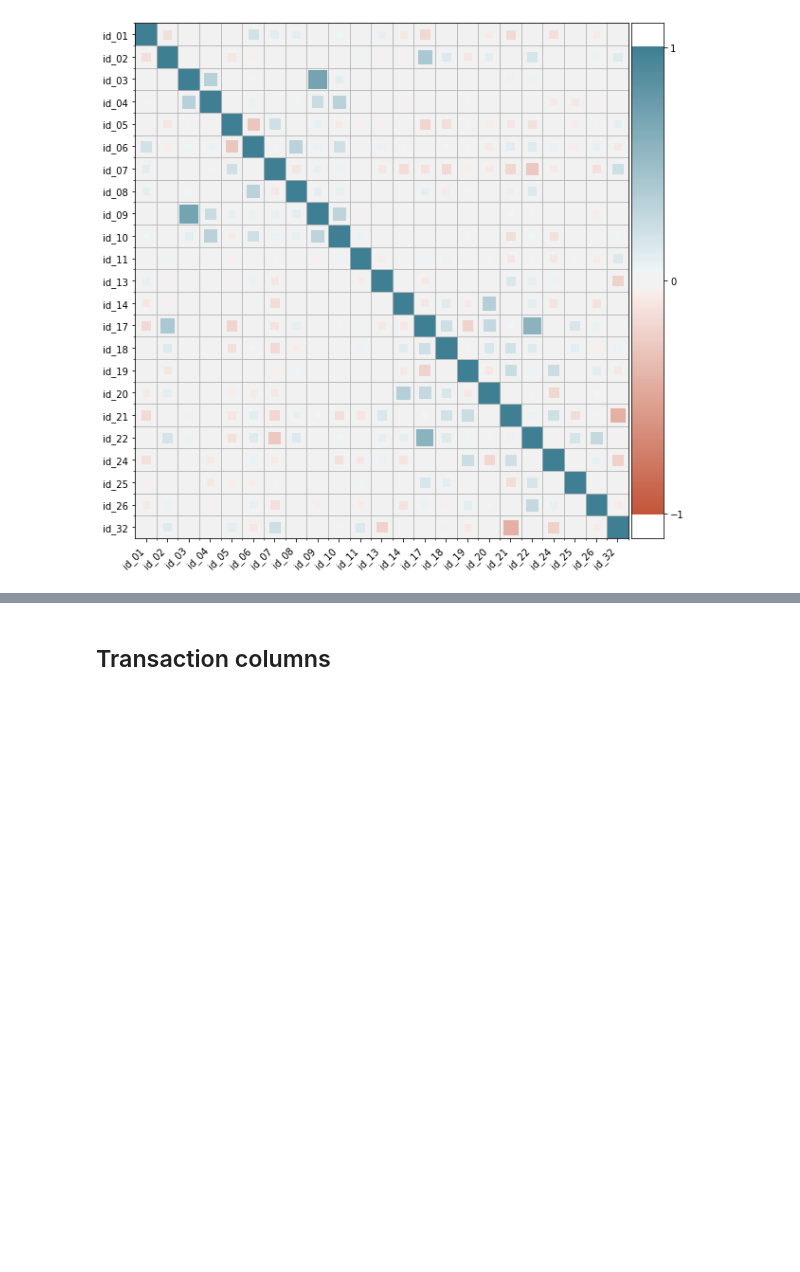
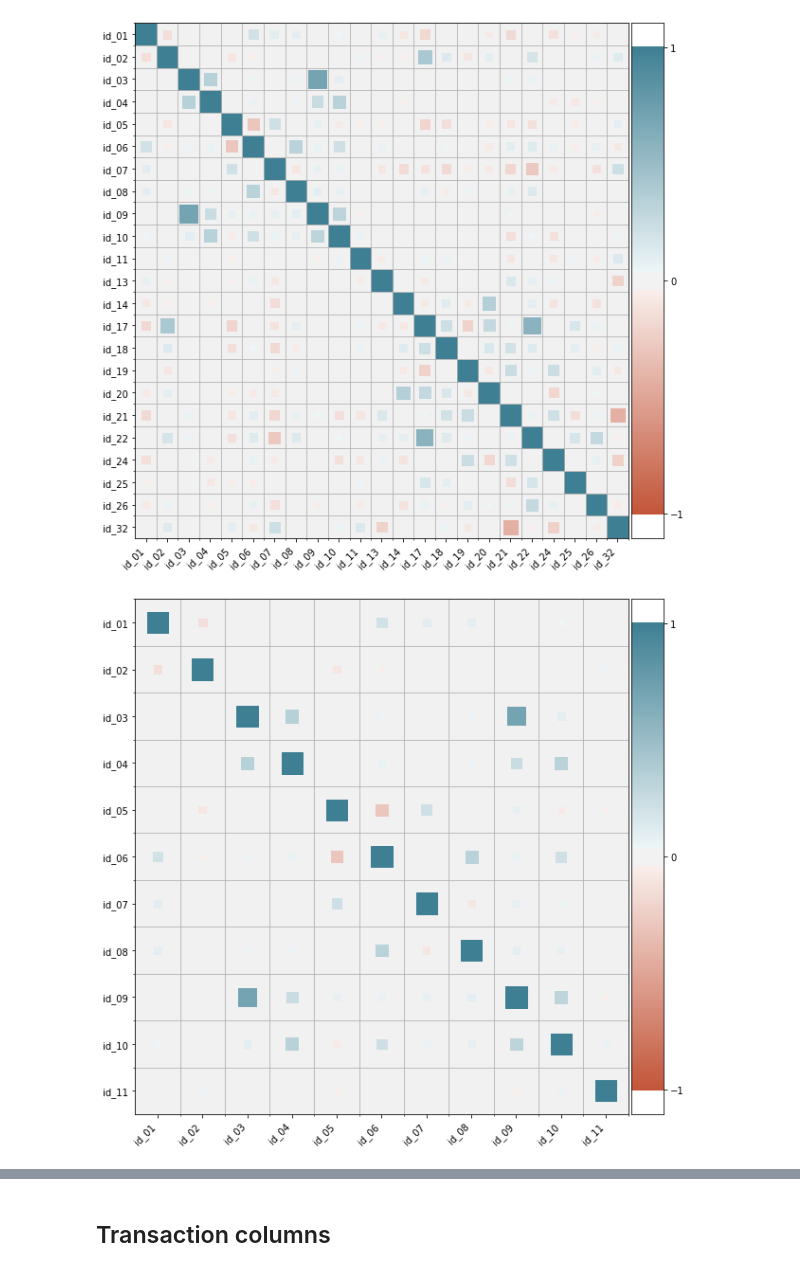
Before and after one commit to andfanilo/ieee-fraud-detection, a Jupyter notebook: notebooks/exploratory/Correlations analysis.ipynb, the cells around one changed output, grey strips where cells are left out. Cells and saved outputs as stored; diff of their text form; code cells hidden in the pictures; blank space fills up the shorter version.

```diff
--- a/notebooks/exploratory/Correlations analysis.ipynb
+++ b/notebooks/exploratory/Correlations analysis.ipynb
@@ -35,3 +35,7 @@ X['isFraud'] = y
 corrplot(X, ds.identity_cols)
 # %% [output]
 [figure]
+# %%
+corrplot(X, ds.identity_cols[:11])
+# %% [output]
+[figure, added]
```
Also changed, not shown: parts of 5 cells of this notebook, 1 other file.
